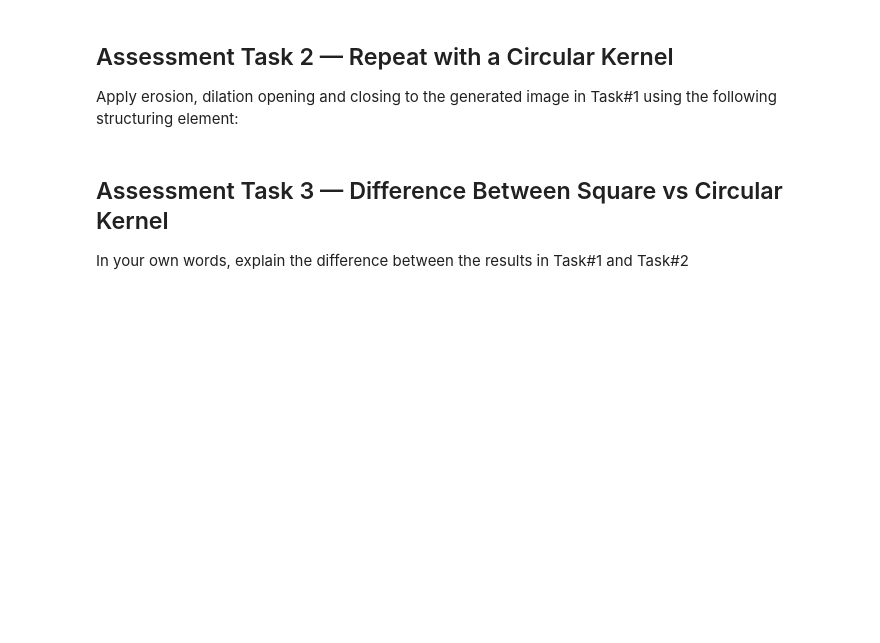
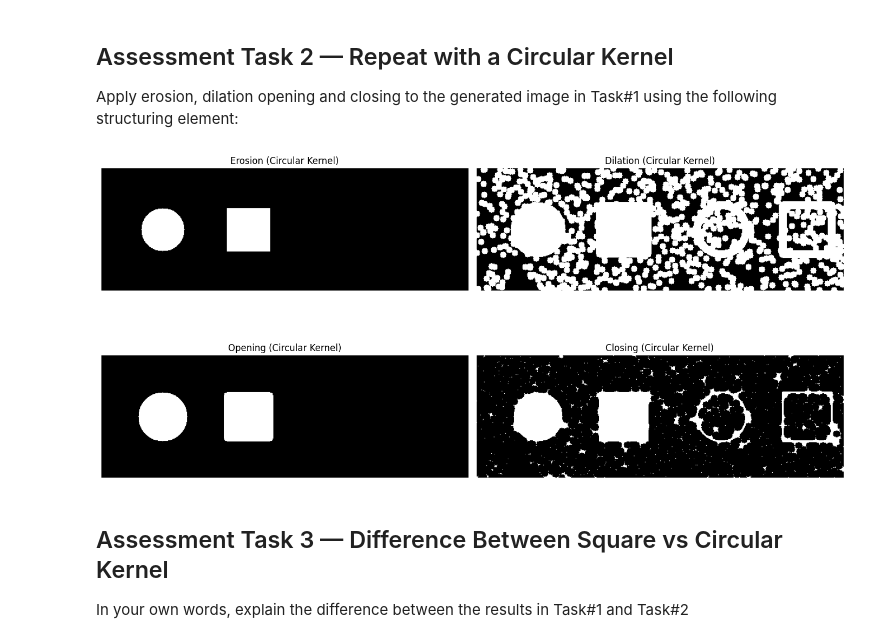
Before and after one commit to Joudxjx/ARTI403-CodeLab, a Jupyter notebook: LAB8/Lab8_Morphological.ipynb, the cells around one changed output. Saved outputs shown, nothing was run; the diff lists cells and outputs as text; code cells hidden in the pictures; blank space fills up the shorter version.

```diff
--- a/LAB8/Lab8_Morphological.ipynb
+++ b/LAB8/Lab8_Morphological.ipynb
@@ -105,16 +139,52 @@ For each operation we use a single OpenCV function:
 
 Apply erosion, dilation opening and closing to the generated image in Task#1 using the following structuring element:
 # %%
+#Task 2: Apply morphological operations using Circular Kernel
+# Define radius and create the circular structuring element
 def circular_structuring_element(radius):
     """Creates a binary circular structuring element (exact circle)"""
-    size = 2 * radius + 1                    # Ensure kernel size is odd
+    size = 2 * radius + 1
+    # Ensure kernel size is odd
     kernel = np.zeros((size, size), dtype=np.uint8)
     cv2.circle(kernel, (radius, radius), radius, 1, -1)  # Draw filled circle
     return kernel
 
-# Define radius
 radius = 5
 circle_kernel = circular_structuring_element(radius)
+
+#Apply morphological operations using Circular Kernel
+erosion_circ = cv2.erode(image, circle_kernel, iterations=1)
+dilation_circ = cv2.dilate(image, circle_kernel, iterations=1)
+opening_circ = cv2.morphologyEx(image, cv2.MORPH_OPEN, circle_kernel)
+closing_circ = cv2.morphologyEx(image, cv2.MORPH_CLOSE, circle_kernel)
+
+# 4. Plot the results
+plt.figure(figsize=(14, 8))
+
+plt.subplot(2, 2, 1)
+plt.imshow(erosion_circ, cmap='gray')
+plt.title('Erosion (Circular Kernel)')
+plt.axis('off')
+
+plt.subplot(2, 2, 2)
+plt.imshow(dilation_circ, cmap='gray')
+plt.title('Dilation (Circular Kernel)')
+plt.axis('off')
+
+plt.subplot(2, 2, 3)
+plt.imshow(opening_circ, cmap='gray')
+plt.title('Opening (Circular Kernel)')
+plt.axis('off')
+
+plt.subplot(2, 2, 4)
+plt.imshow(closing_circ, cmap='gray')
+plt.title('Closing (Circular Kernel)')
+plt.axis('off')
+
+plt.tight_layout()
+plt.show()
+# %% [output]
+[figure, added]
 # %% [markdown]
 ## Assessment Task 3 — Difference Between Square vs Circular Kernel
 
```
Also changed, not shown: parts of 2 cells of this notebook.
